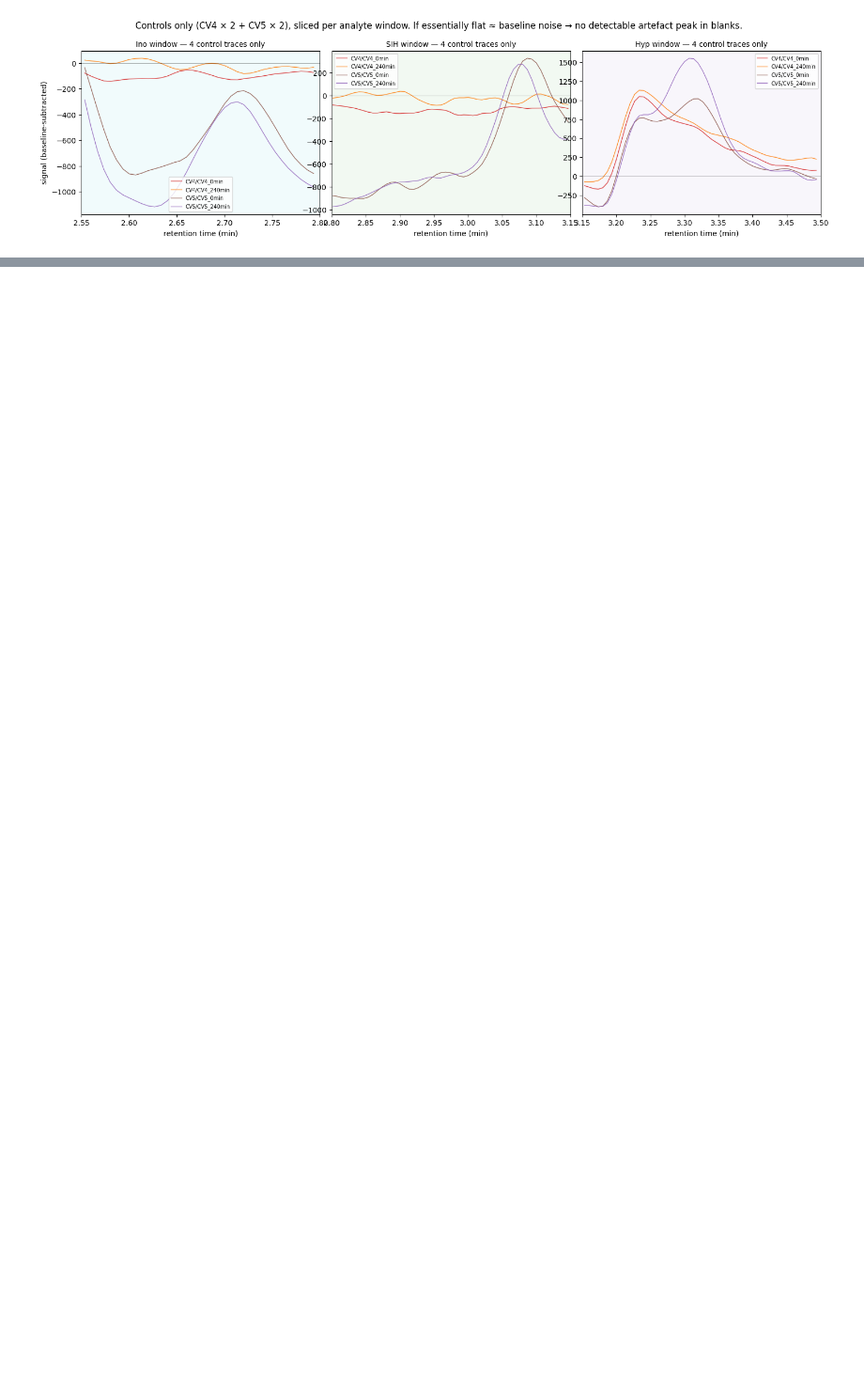
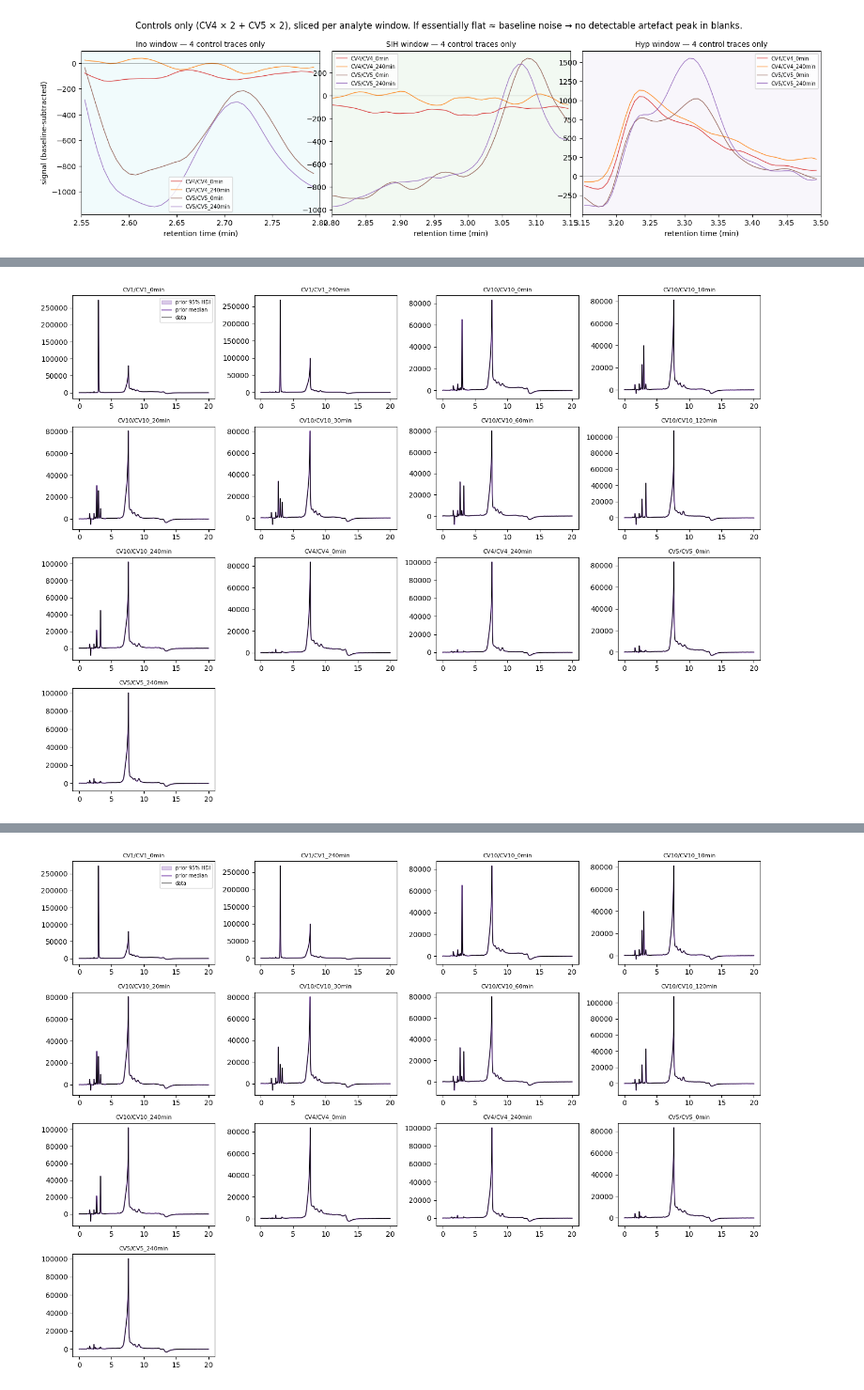
Before and after one commit to FAIRChemistry/Chromhandler, a Jupyter notebook: notebooks/priors_demo.ipynb, the cells around one changed output, grey strips where cells are left out. Shown at 94% size. Drawn from its saved outputs; the diff is of its cells as text; code cells hidden in the pictures; blank space fills up the shorter version.

```diff
--- a/notebooks/priors_demo.ipynb
+++ b/notebooks/priors_demo.ipynb
@@ -714,0 +783,3 @@ fig
+# %%
+result.plot_prior_predictive()
+# %% [output]
@@ -714,0 +787 @@ fig
+[figure, added]
@@ -715 +789,2 @@ fig
+[figure, added]
 # %% [markdown]
```
Also changed, not shown: parts of 7 cells of this notebook.
